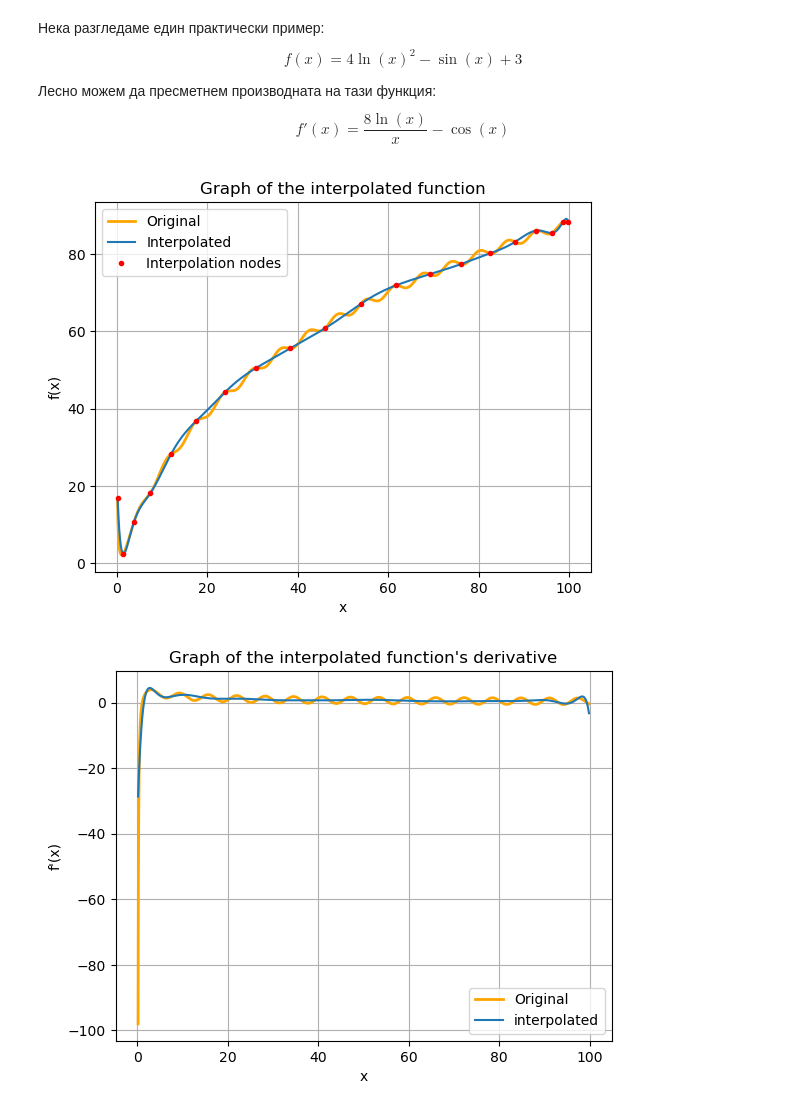
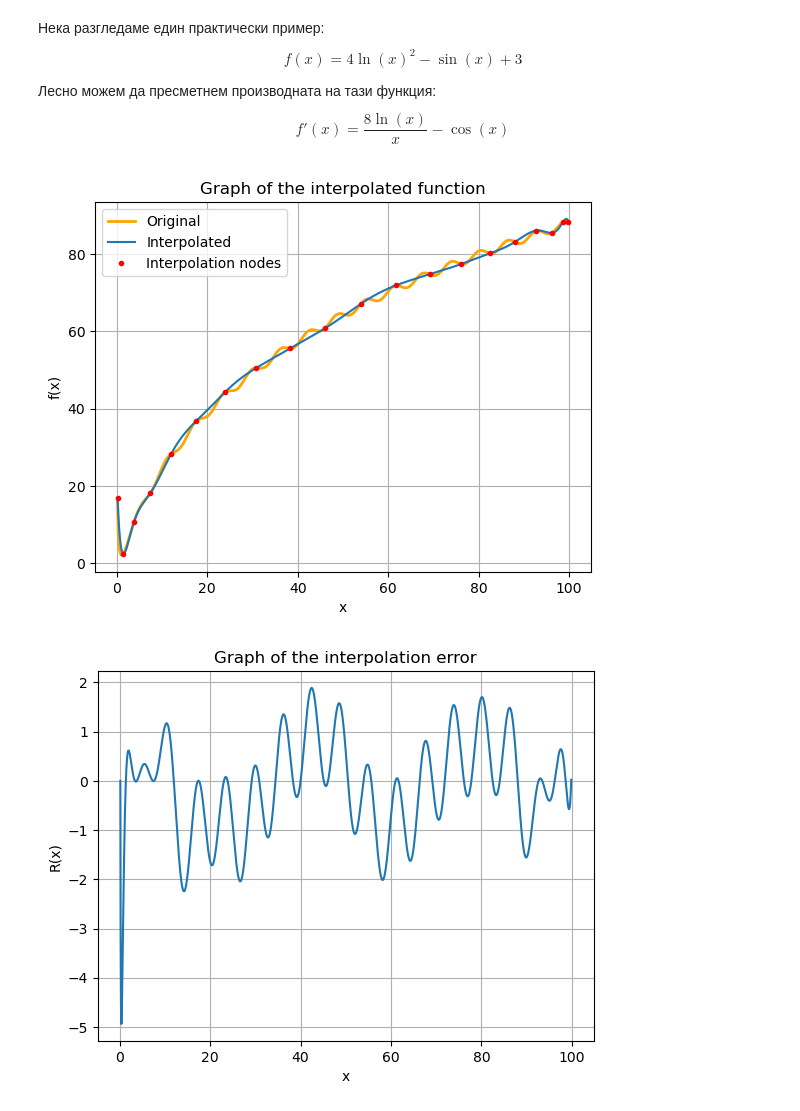
Before and after one commit to TonyTroeff/Mathematics, a Jupyter notebook: Numerical analysis/numerical_differentiation.ipynb, the cells around one changed output. Saved outputs shown, nothing was run; the diff lists cells and outputs as text; code cells hidden in the pictures.

Commit message:
Added plots for the interpolation errors

```diff
--- a/Numerical analysis/numerical_differentiation.ipynb
+++ b/Numerical analysis/numerical_differentiation.ipynb
@@ -231,26 +236,29 @@ def interpolate_newton(x: float, data: List[tuple[float, float]], divided_differ
 
 
 def visualize_newton_interpolation(data: List[tuple[float, float]], f: Callable[[float], float] = None,
-                                   f_deriv: Callable[[float], float] = None, should_print: bool = False) -> None:
-    if should_print:
+                                   f_deriv: Callable[[float], float] = None, is_verbose: bool = False) -> None:
+    if is_verbose:
         print_interpolation_nodes(data)
-        print()
 
     divided_differences = calculate_divided_differences(data)
-    if should_print:
+    if is_verbose:
         print_divided_differences(divided_differences)
 
     x_coordinates = extract_single_dimension(data, 0)
     y_coordinates = extract_single_dimension(data, 1)
 
-    def calculate_interpolation_value(p: float) -> float:
+    def interpolate_in_point(p: float) -> float:
         return interpolate_newton(p, data, divided_differences)
 
     step = 0.01
     all_points_in_range = np.arange(min(x_coordinates), max(x_coordinates) + step, step)
-    interpolation_values = [calculate_interpolation_value(p) for p in all_points_in_range]
-    interpolation_deriv_values = [derivative(calculate_interpolation_value, p, dx=10 ** -5) for p in
+
+    interpolation_values = [interpolate_in_point(p) for p in all_points_in_range]
+    interpolation_errors = None
+
+    interpolation_deriv_values = [derivative(interpolate_in_point, p, dx=10 ** -5) for p in
                                   all_points_in_range]
+    interpolation_deriv_errors = None
 
     plt.title('Graph of the interpolated function')
     plt.xlabel('x')
@@ -259,6 +267,7 @@ def visualize_newton_interpolation(data: List[tuple[float, float]], f: Callable[
 
     if f:
         f_values = [f(p) for p in all_points_in_range]
+        interpolation_errors = [v1 - v2 for v1, v2 in zip(f_values, interpolation_values)]
         plt.plot(all_points_in_range, f_values, color='orange', linewidth=2, label="Original")
 
     plt.plot(all_points_in_range, interpolation_values, label="Interpolated")
@@ -268,6 +277,14 @@ def visualize_newton_interpolation(data: List[tuple[float, float]], f: Callable[
     plt.legend()
     plt.show()
 
+    if interpolation_errors is not None:
+        plt.title('Graph of the interpolation error')
+        plt.xlabel('x')
+        plt.ylabel('R(x)')
+        plt.grid(axis='both')
+        plt.plot(all_points_in_range, interpolation_errors)
+        plt.show()
+
     plt.title('Graph of the interpolated function\'s derivative')
     plt.xlabel('x')
     plt.ylabel('f\'(x)')
@@ -275,10 +292,19 @@ def visualize_newton_interpolation(data: List[tuple[float, float]], f: Callable[
 
     if f_deriv:
         f_deriv_values = [f_deriv(p) for p in all_points_in_range]
+        interpolation_deriv_errors = [v1 - v2 for v1, v2 in zip(f_deriv_values, interpolation_deriv_values)]
         plt.plot(all_points_in_range, f_deriv_values, color='orange', linewidth=2, label="Original")
 
-    plt.plot(all_points_in_range, interpolation_deriv_values, label="interpolated")
+    plt.plot(all_points_in_range, interpolation_deriv_values, label="Interpolated")
 
     plt.legend()
     plt.show()
+
+    if interpolation_errors is not None:
+        plt.title('Graph of the interpolation derivative error')
+        plt.xlabel('x')
+        plt.ylabel('R\'(x)')
+        plt.grid(axis='both')
+        plt.plot(all_points_in_range, interpolation_deriv_errors)
+        plt.show()
 # %%
@@ -325,15 +351,15 @@ def calculate_chebyshev_nodes(n: int, a: float, b: float) -> List[float]:
 # %%
 def f2(x: float):
     return 4 * np.power(np.log(x), 2) - np.sin(x) + 3
 
 
 def f2_deriv(x: float):
     return (8 * np.log(x)) / x - np.cos(x)
 
 
-chebyshev_nodes = calculate_chebyshev_nodes(20, 10 ** -5, 10 ** 2)
+chebyshev_nodes = calculate_chebyshev_nodes(20, 10 ** -5, 100)
 example_func_data = generate_func_data(chebyshev_nodes, f2)
 visualize_newton_interpolation(example_func_data, f2, f2_deriv)
 # %% [output]
 [figure]
-[figure, old version]
+[figure, new version]
```
Also changed, not shown: parts of 4 cells of this notebook.
